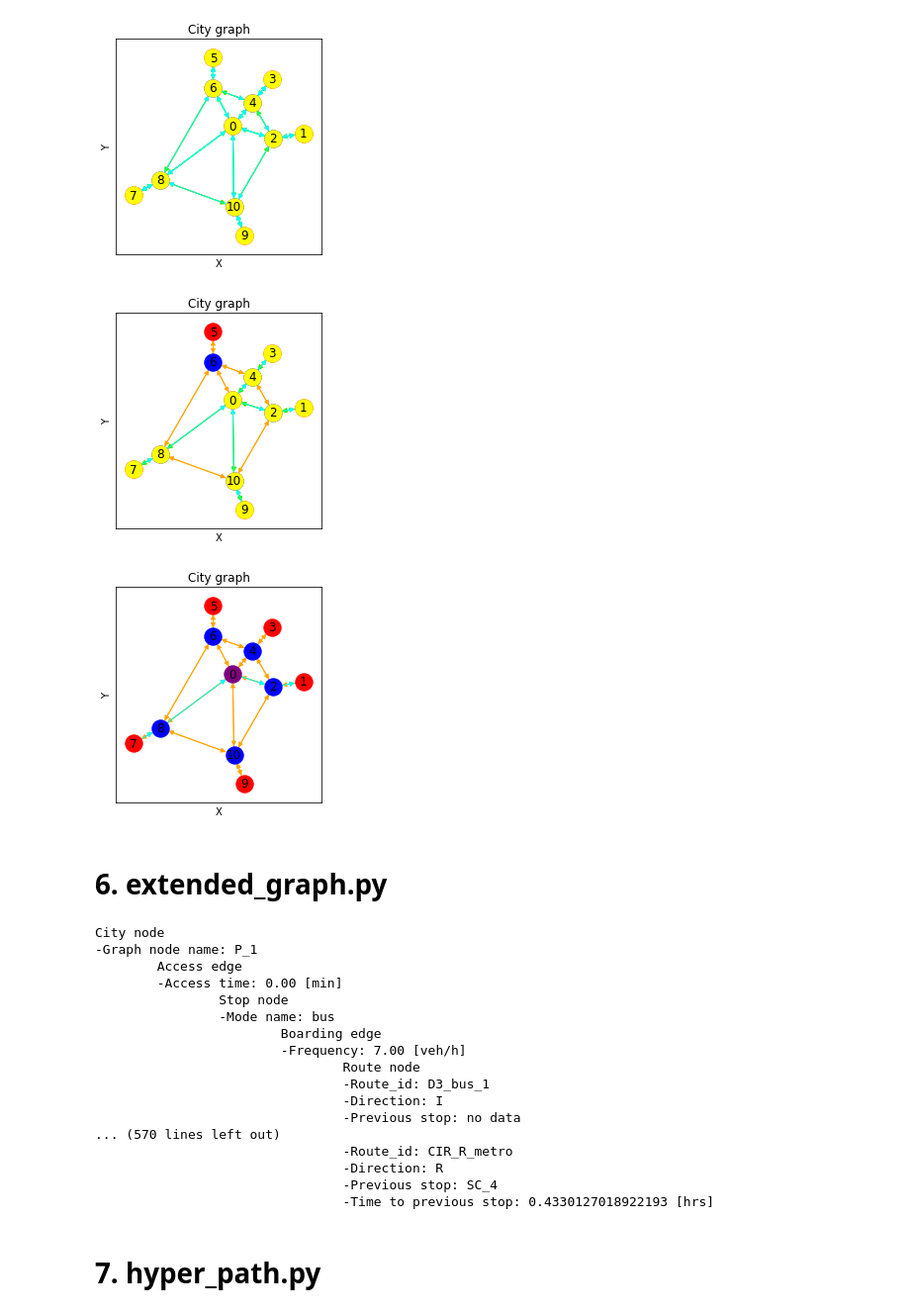
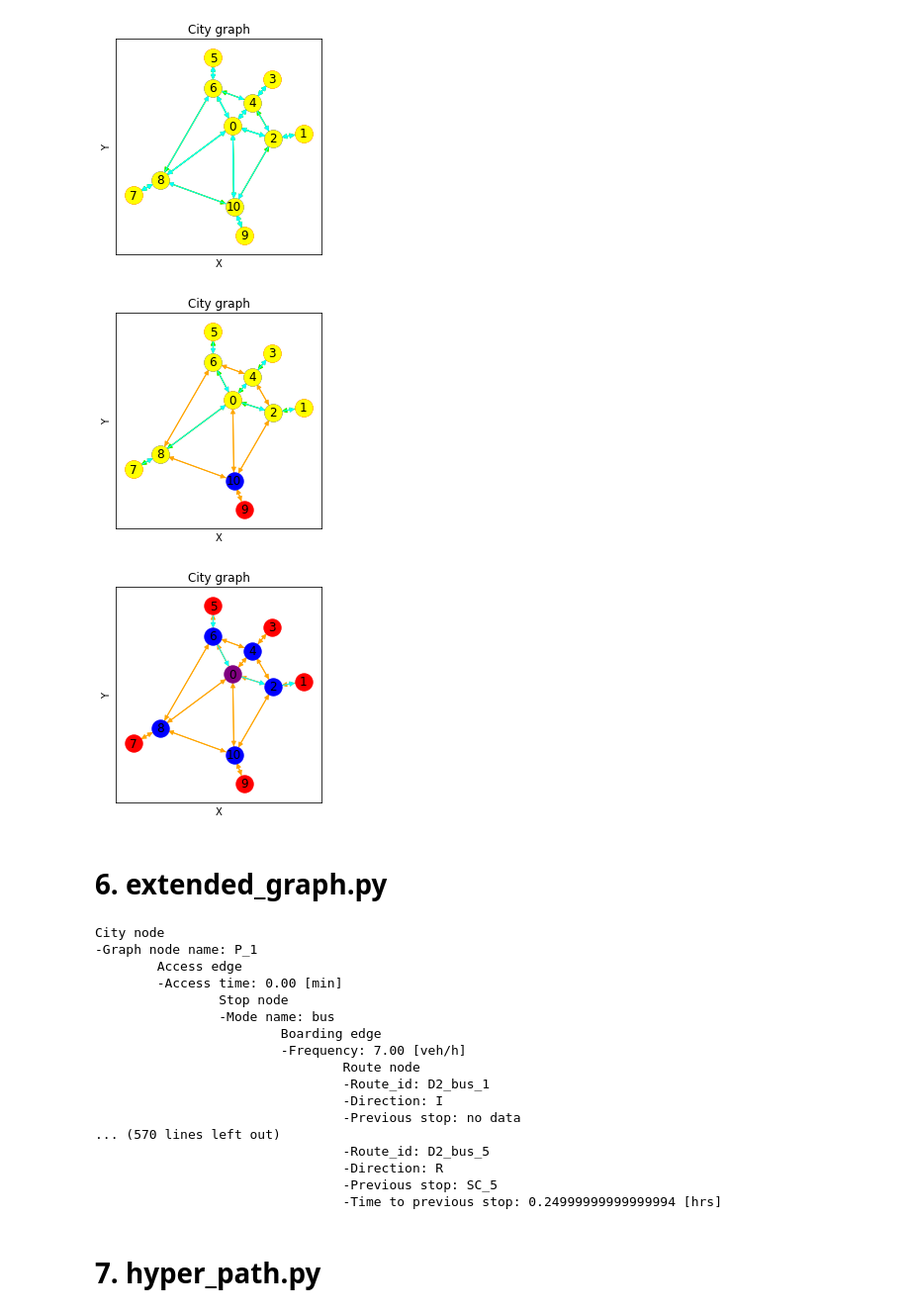
Before and after one commit to SIDERMIT/optimizer, a Jupyter notebook: examples/examples_sidermit.ipynb, the cells around one changed output. Shown at 99% size. Saved outputs shown, nothing was run; the diff lists cells and outputs as text; code cells hidden in the pictures.

```diff
--- a/examples/examples_sidermit.ipynb
+++ b/examples/examples_sidermit.ipynb
@@ -303,9 +305,9 @@ from sidermit.publictransportsystem import TransportNetwork, Route
 
 # symetric parameters graph city
 n=5
-L=10000 #[m]
+L=10 #[km]
 g=0.5
-P=2000 #[m]
+P=2 #[km]
 
 # asymetric parameters graph city
 etha = 0.5
@@ -358,8 +360,8 @@ network_obj.plot("sidermit.png", direction="I")
 feeder_route = network_obj.get_feeder_routes(mode_obj=bus_obj)
 circular_route = network_obj.get_circular_routes(mode_obj=metro_obj)
 radial_route = network_obj.get_radial_routes(mode_obj=metro_obj, short=False, express=False)
-diametral_route = network_obj.get_diametral_routes(mode_obj=bus_obj, jump=3, short=False, express=False)
-tangencial_route = network_obj.get_tangencial_routes(mode_obj=bus_obj, jump=4, short=False, express=False)
+diametral_route = network_obj.get_diametral_routes(mode_obj=bus_obj, jump=2, short=False, express=False)
+tangencial_route = network_obj.get_tangencial_routes(mode_obj=bus_obj, jump=2, short=False, express=False)
 
 # get information of the routes
 print("feeder routes: {}".format(len(feeder_route)))
@@ -432,14 +434,14 @@ network_obj.plot("sidermit.png")
 [figure]
 # %%
 # print list of routes and city graph
-network_obj.plot("sidermit.png", list_routes=["D3_bus_1", "D3_bus_2"])
+network_obj.plot("sidermit.png", list_routes=["D2_bus_1", "D2_bus_2"])
 # %% [output]
-[figure, old version]
+[figure, new version]
 # %%
 # print list of routes, city graph and a particular direction "I" or "R"
-network_obj.plot("sidermit.png", list_routes=["D3_bus_1"], direction="R")
+network_obj.plot("sidermit.png", list_routes=["D2_bus_1"], direction="R")
 # %% [output]
-[figure, old version]
+[figure, new version]
 # %% [markdown]
 # 6. extended_graph.py
 # %%
@@ -452,9 +454,9 @@ from sidermit.preoptimization import ExtendedGraph
 
 # symetric parameters graph city
 n=5
-L=10000 #[m]
+L=10 #[km]
 g=0.5
-P=2000 #[m]
+P=2 #[km]
 
 # asymetric parameters graph city
 etha = 0.5
@@ -479,8 +481,8 @@ network_obj = TransportNetwork(graph_obj)
 feeder_route = network_obj.get_feeder_routes(mode_obj=bus_obj)
 circular_route = network_obj.get_circular_routes(mode_obj=metro_obj)
 radial_route = network_obj.get_radial_routes(mode_obj=metro_obj, short=False, express=False)
-diametral_route = network_obj.get_diametral_routes(mode_obj=bus_obj, jump=3, short=False, express=False)
-tangencial_route = network_obj.get_tangencial_routes(mode_obj=bus_obj, jump=4, short=False, express=False)
+diametral_route = network_obj.get_diametral_routes(mode_obj=bus_obj, jump=2, short=False, express=False)
+tangencial_route = network_obj.get_tangencial_routes(mode_obj=bus_obj, jump=2, short=False, express=False)
 
 # add diametral and circular routes to network_obj
 for route in diametral_route:
@@ -503,14 +505,14 @@ City node
                         Boarding edge
                         -Frequency: 7.00 [veh/h]
                                 Route node
-                                -Route_id: D3_bus_1
+                                -Route_id: D2_bus_1
                                 -Direction: I
                                 -Previous stop: no data
 ... (570 lines left out)
-                                -Route_id: CIR_R_metro
+                                -Route_id: D2_bus_5
                                 -Direction: R
-                                -Previous stop: SC_4
-                                -Time to previous stop: 0.4330127018922193 [hrs]
+                                -Previous stop: SC_5
+                                -Time to previous stop: 0.24999999999999994 [hrs]
 # %% [markdown]
 # 7. hyper_path.py
 # %%
```
Also changed, not shown: parts of 11 cells of this notebook, 1 other file.
